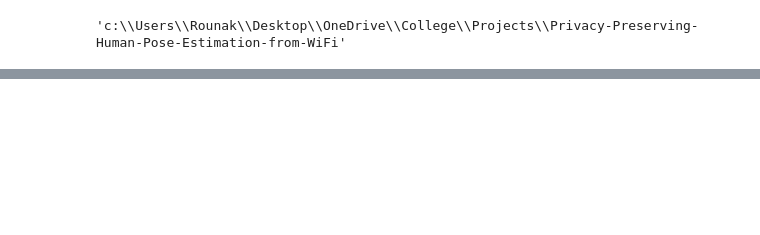
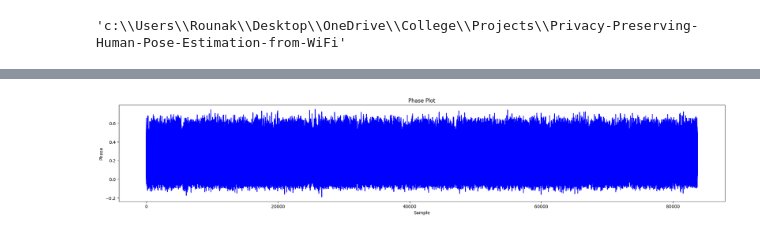
Before and after one commit to rounaccc/Privacy-Preserving-Human-Pose-Estimation-from-WiFi, a Jupyter notebook: research/stage01_data_transformation.ipynb, the cells around one changed output, grey strips where cells are left out. Cells and saved outputs as stored; diff of their text form; code cells hidden in the pictures; blank space fills up the shorter version.

```diff
--- a/research/stage01_data_transformation.ipynb
+++ b/research/stage01_data_transformation.ipynb
@@ -158,0 +178,10 @@ KeyboardInterrupt:
+# %%
+# single color plot
+plt.figure(figsize=(25, 4))
+plt.plot(data_transformation.activity_data['W'], color = 'blue')
+plt.title('Phase Plot')
+plt.xlabel('Sample')
+plt.ylabel('Phase')
+plt.show()
+# %% [output]
+[figure, added]
```
Also changed, not shown: parts of 12 cells of this notebook, 4 other files.
